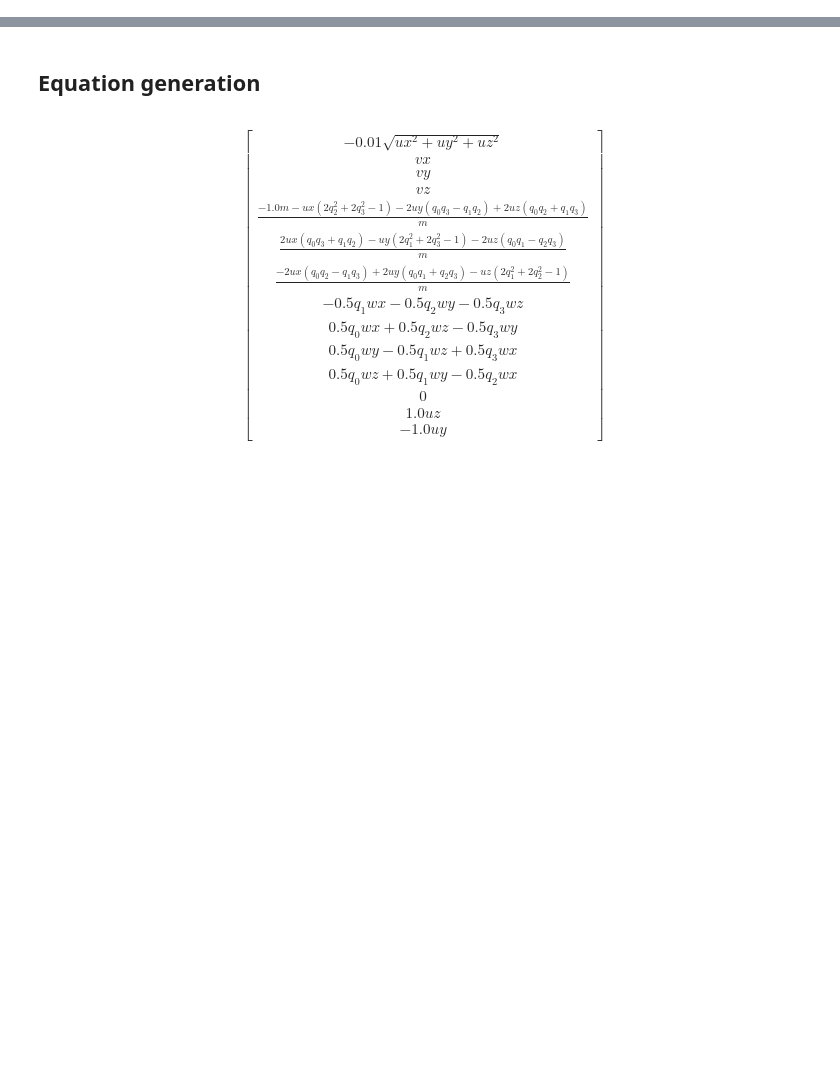
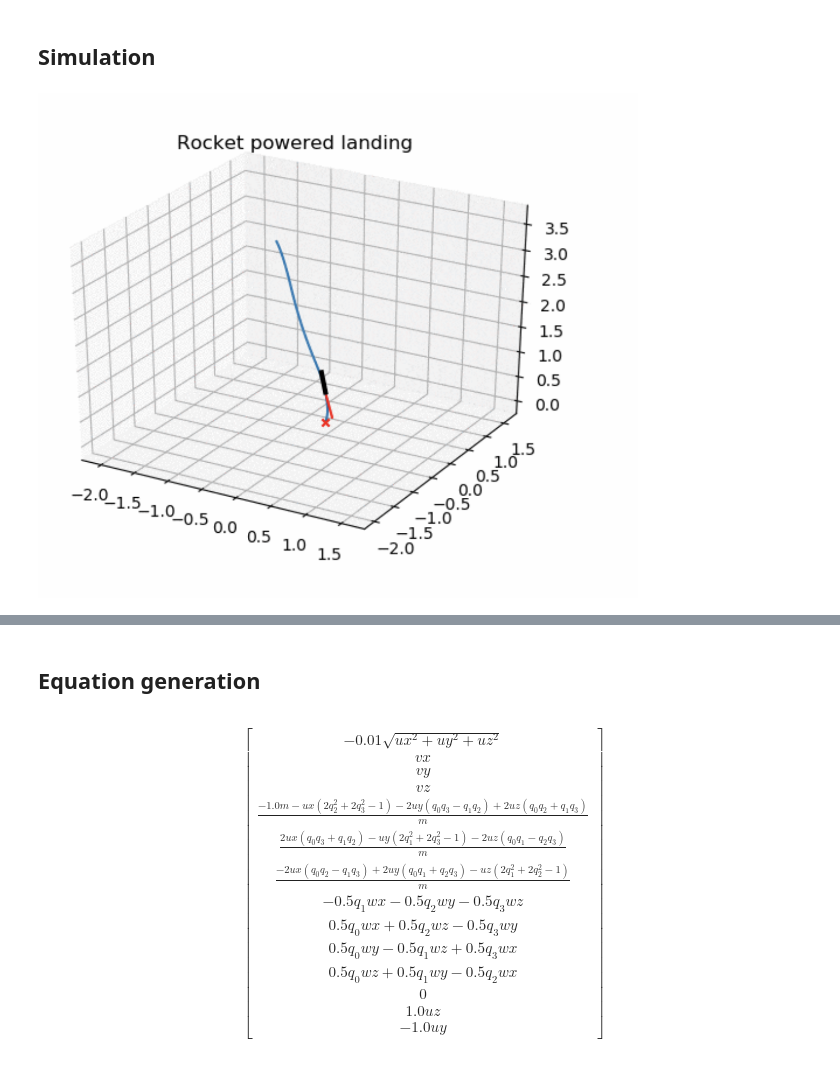
Before and after one commit to AtsushiSakai/PythonRobotics, a Jupyter notebook: AerialNavigation/rocket_powered_landing/rocket_powered_landing.ipynb, the cells around one changed output, grey strips where cells are left out. Drawn from its saved outputs; the diff is of its cells as text; code cells hidden in the pictures; blank space fills up the shorter version.

```diff
--- a/AerialNavigation/rocket_powered_landing/rocket_powered_landing.ipynb
+++ b/AerialNavigation/rocket_powered_landing/rocket_powered_landing.ipynb
@@ -0,0 +1,7 @@
+# %% [markdown]
+## Simulation
+# %%
+from IPython.display import Image
+Image(filename="figure.png",width=600)
+# %% [output]
+[figure, added]
```
Also changed, not shown: parts of 3 cells of this notebook, 21 other files.
